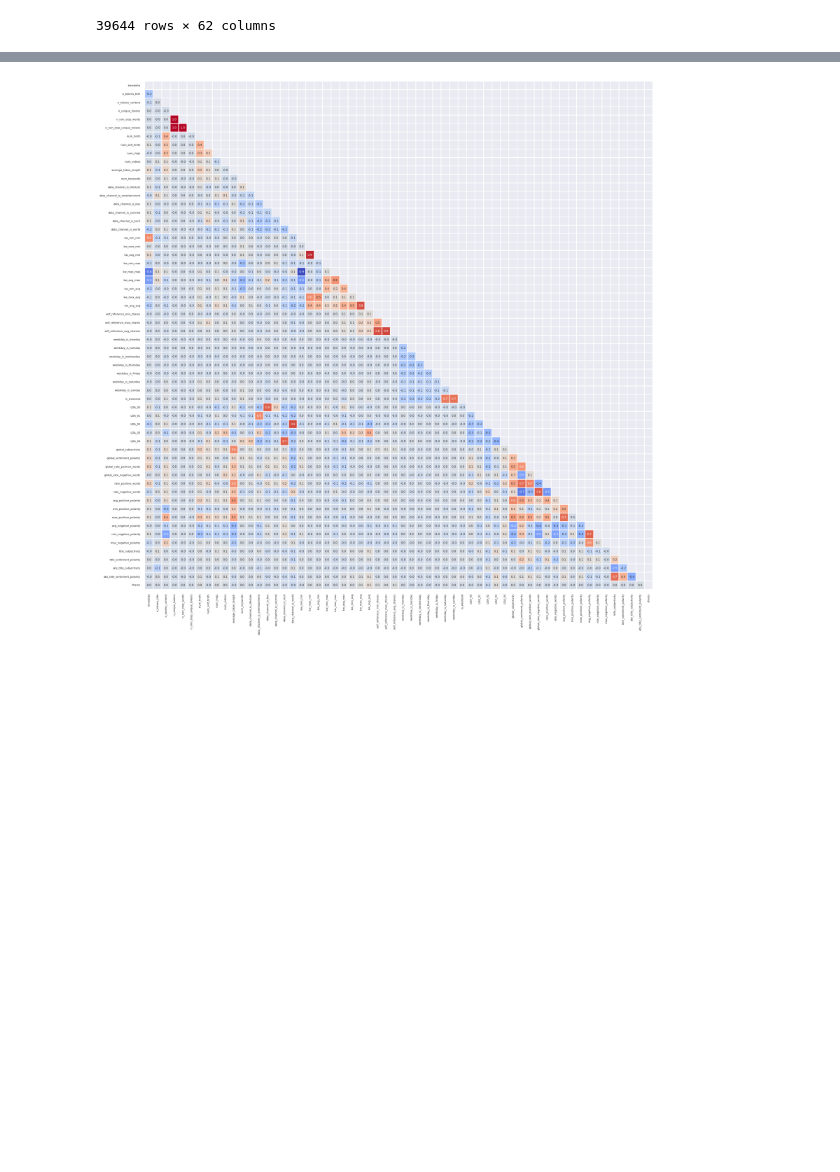
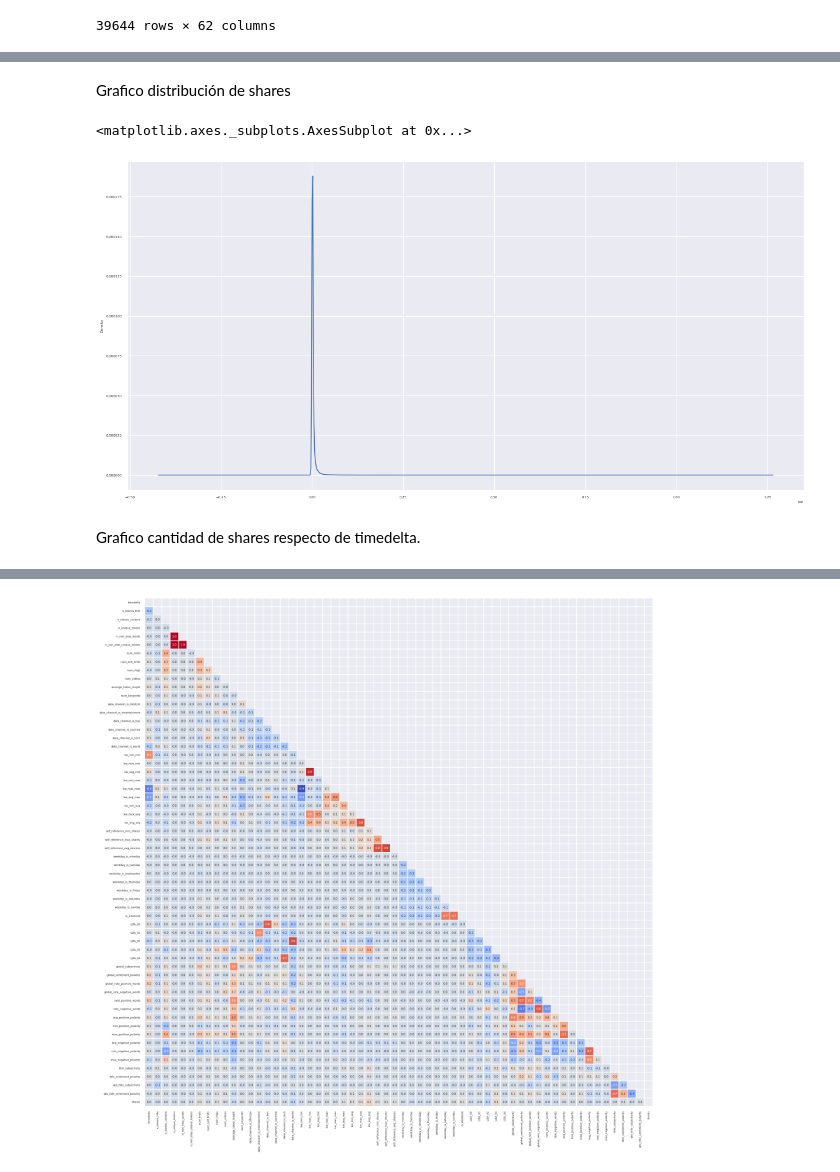
Before and after one commit to rodrigo103/AprendizajeAutomatico, a Jupyter notebook: TP1.ipynb, the cells around one changed output, grey strips where cells are left out. Drawn from its saved outputs; the diff is of its cells as text; code cells hidden in the pictures; blank space fills up the shorter version.

```diff
--- a/TP1.ipynb
+++ b/TP1.ipynb
@@ -212,0 +303,9 @@ Tal vez se podría observar gráficando global_rate_of_positive_works vs shares
+# %% [markdown]
+Grafico distribución de shares
+# %%
+df.shares.plot(kind="kde", figsize=(20, 10))
+# %% [output]
+<matplotlib.axes._subplots.AxesSubplot at 0x...>
+[figure, added]
+# %% [markdown]
+Grafico cantidad de shares respecto de timedelta.
```
Also changed, not shown: parts of 69 cells of this notebook.
